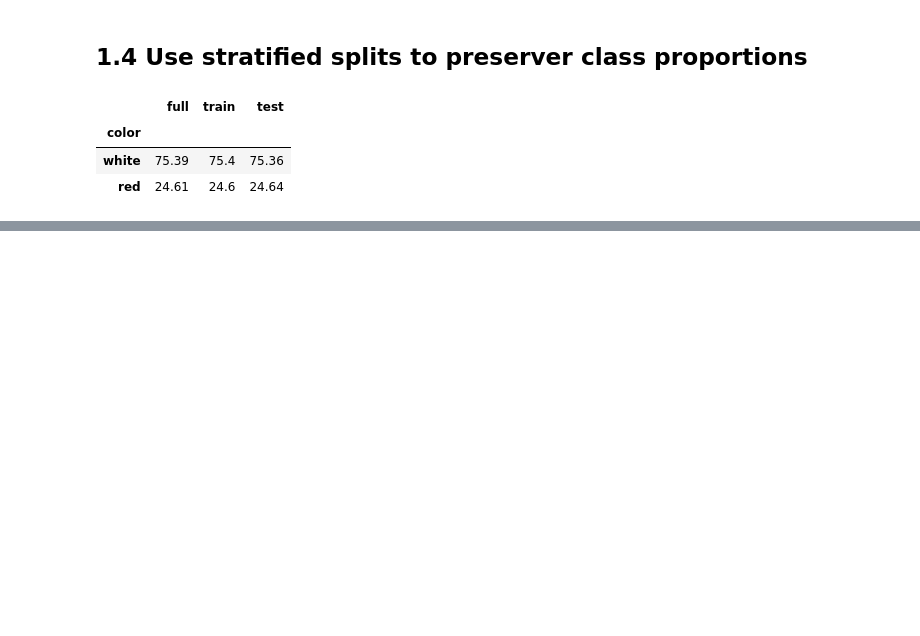
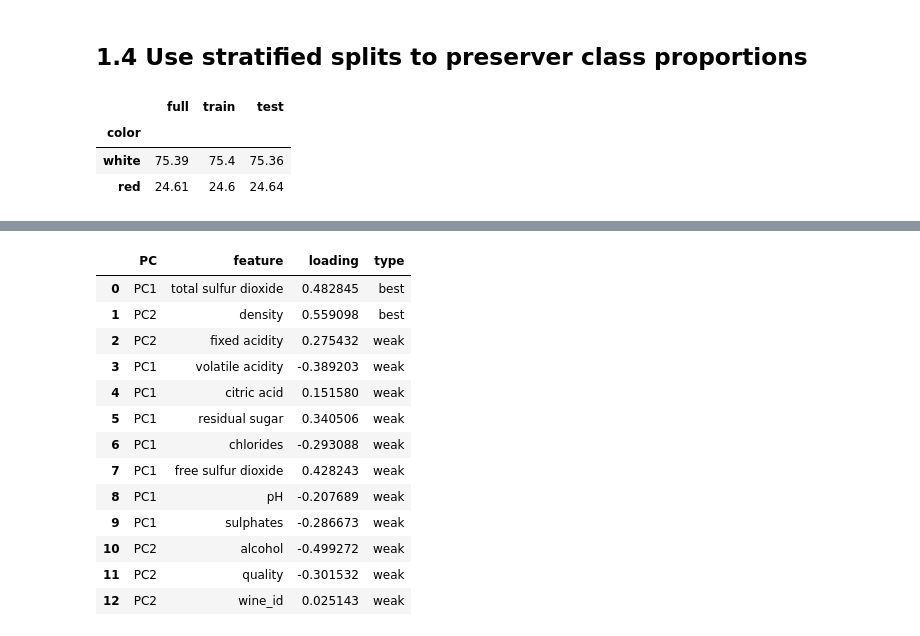
Before and after one commit to Titaniel3/ASDA_2025_Group_1_Portfolio_new, a Jupyter notebook: notebooks/week_12_Ranjit_part.ipynb, the cells around one changed output, grey strips where cells are left out. Cells and saved outputs as stored; diff of their text form; code cells hidden in the pictures; blank space fills up the shorter version.

```diff
--- a/notebooks/week_12_Ranjit_part.ipynb
+++ b/notebooks/week_12_Ranjit_part.ipynb
@@ -228,0 +326,17 @@ InvalidIndexError: (slice(None, None, None), 0)
+# %%
+model.results['topfeat']
+# %% [output]
+|  | PC | feature | loading | type |
+| 0 | PC1 | total sulfur dioxide | 0.482845 | best |
+| 1 | PC2 | density | 0.559098 | best |
+| 2 | PC2 | fixed acidity | 0.275432 | weak |
+| 3 | PC1 | volatile acidity | -0.389203 | weak |
+| 4 | PC1 | citric acid | 0.151580 | weak |
+| 5 | PC1 | residual sugar | 0.340506 | weak |
+| 6 | PC1 | chlorides | -0.293088 | weak |
+| 7 | PC1 | free sulfur dioxide | 0.428243 | weak |
+| 8 | PC1 | pH | -0.207689 | weak |
+| 9 | PC1 | sulphates | -0.286673 | weak |
+| 10 | PC2 | alcohol | -0.499272 | weak |
+| 11 | PC2 | quality | -0.301532 | weak |
+| 12 | PC2 | wine_id | 0.025143 | weak |
```
Also changed, not shown: parts of 22 cells of this notebook.
